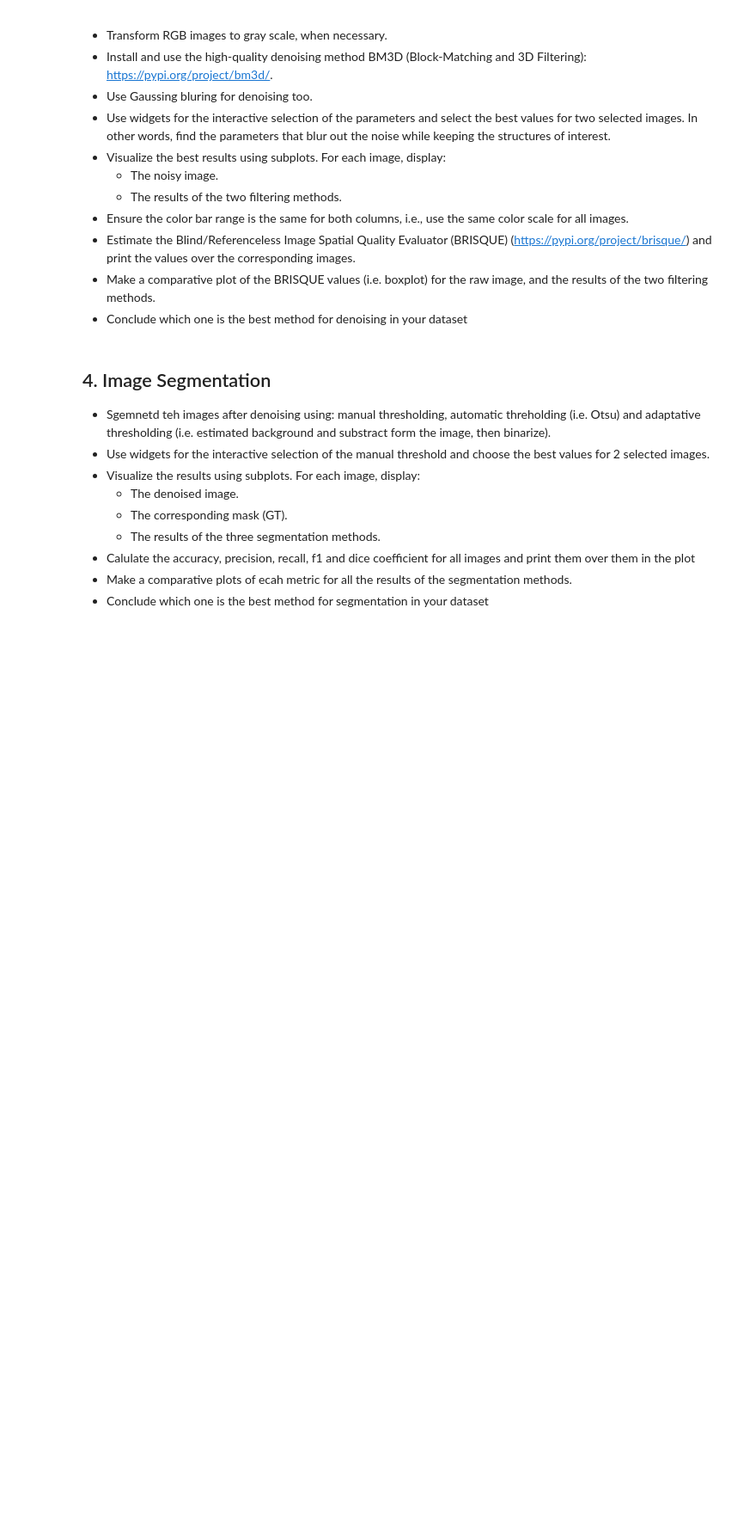
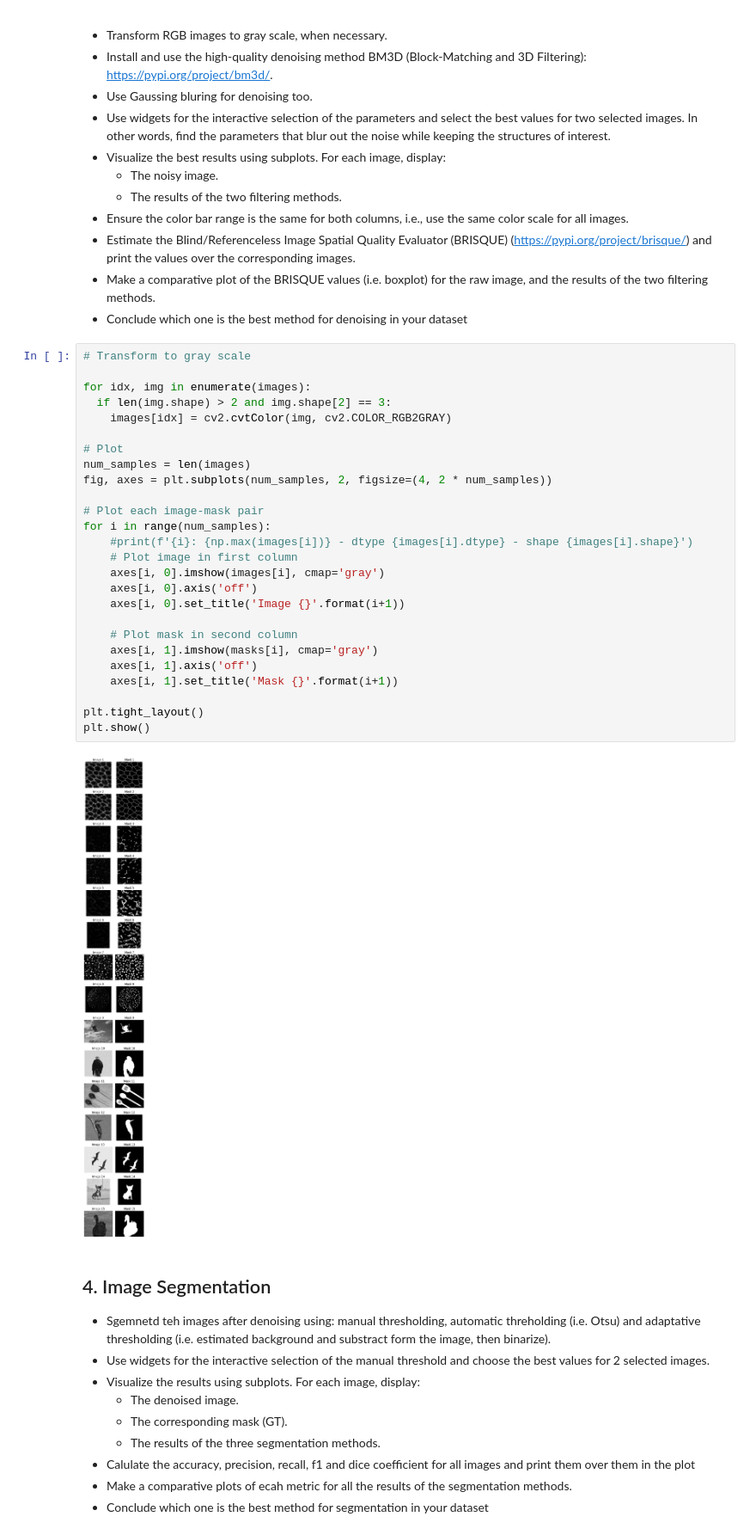
Before and after one commit to Negatix092/Image_Processing, a Jupyter notebook: Image_analysis_tutorial_II.ipynb, the cells around one changed output. Shown at 86% size. Saved outputs shown, nothing was run; the diff lists cells and outputs as text; blank space fills up the shorter version.

```diff
--- a/Image_analysis_tutorial_II.ipynb
+++ b/Image_analysis_tutorial_II.ipynb
@@ -114,6 +115,34 @@ plt.show()
 *   Estimate the Blind/Referenceless Image Spatial Quality Evaluator (BRISQUE) (https://pypi.org/project/brisque/) and print the values over the corresponding images.
 *   Make a comparative plot of the BRISQUE values (i.e. boxplot) for the raw image, and the results of the two filtering methods.
 *   Conclude which one is the best method for denoising in your dataset
+# %%
+# Transform to gray scale
+
+for idx, img in enumerate(images):
+  if len(img.shape) > 2 and img.shape[2] == 3:
+    images[idx] = cv2.cvtColor(img, cv2.COLOR_RGB2GRAY)
+
+# Plot
+num_samples = len(images)
+fig, axes = plt.subplots(num_samples, 2, figsize=(4, 2 * num_samples))
+
+# Plot each image-mask pair
+for i in range(num_samples):
+    #print(f'{i}: {np.max(images[i])} - dtype {images[i].dtype} - shape {images[i].shape}')
+    # Plot image in first column
+    axes[i, 0].imshow(images[i], cmap='gray')
+    axes[i, 0].axis('off')
+    axes[i, 0].set_title('Image {}'.format(i+1))
+
+    # Plot mask in second column
+    axes[i, 1].imshow(masks[i], cmap='gray')
+    axes[i, 1].axis('off')
+    axes[i, 1].set_title('Mask {}'.format(i+1))
+
+plt.tight_layout()
+plt.show()
+# %% [output]
+[figure, added]
 # %% [markdown]
 ## 4. Image Segmentation
 *   Sgemnetd teh images after denoising using: manual thresholding, automatic threholding (i.e. Otsu) and adaptative thresholding (i.e. estimated background and substract form the image, then binarize).
```
Also changed, not shown: parts of 1 cell of this notebook.
